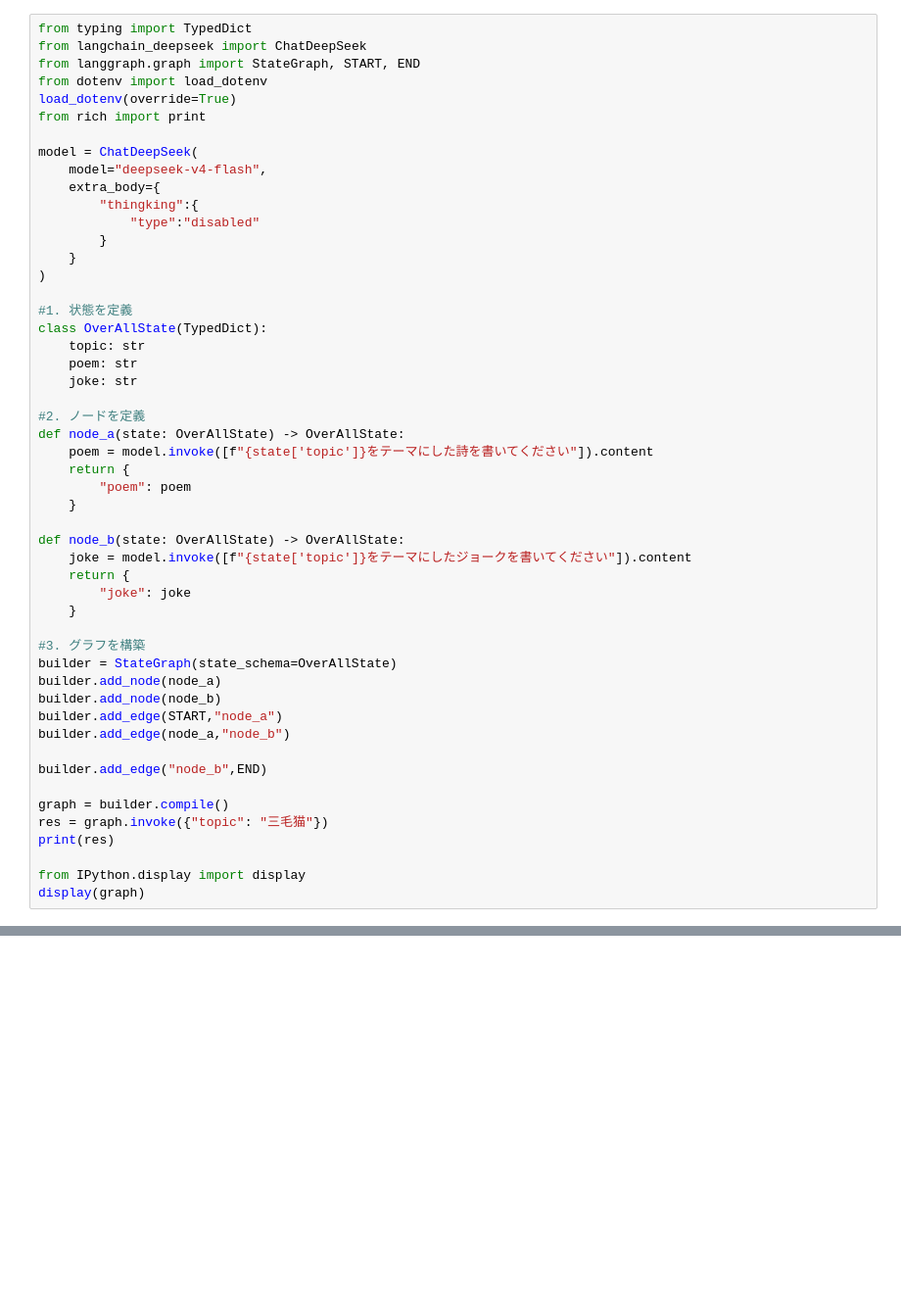
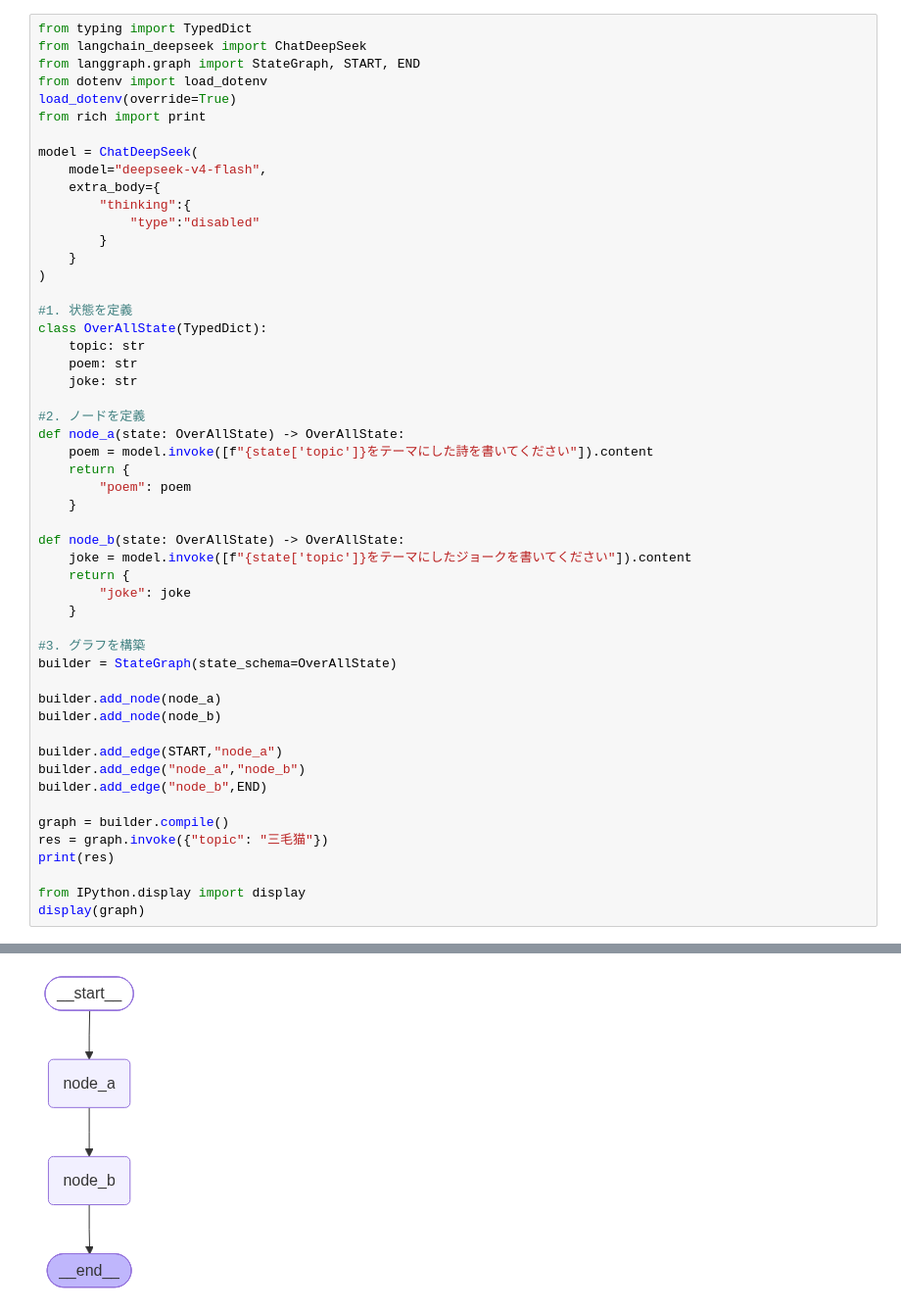
Before and after one commit to findmouse/AI-practice, a Jupyter notebook: langgraph1.1/chapter02/02_parallel.ipynb, the cells around one changed output, grey strips where cells are left out. Shown at 98% size. Cells and saved outputs as stored; diff of their text form; blank space fills up the shorter version.

```diff
--- a/langgraph1.1/chapter02/02_parallel.ipynb
+++ b/langgraph1.1/chapter02/02_parallel.ipynb
@@ -9,7 +9,7 @@ from rich import print
 model = ChatDeepSeek(
     model="deepseek-v4-flash",
     extra_body={
-        "thingking":{
+        "thinking":{
             "type":"disabled"
         }
     }
@@ -36,11 +36,12 @@ def node_b(state: OverAllState) -> OverAllState:
 
 #3. グラフを構築
 builder = StateGraph(state_schema=OverAllState)
+
 builder.add_node(node_a)
 builder.add_node(node_b)
+
 builder.add_edge(START,"node_a")
-builder.add_edge(node_a,"node_b")
-
+builder.add_edge("node_a","node_b")
 builder.add_edge("node_b",END)
 
 graph = builder.compile()
@@ -49,3 +50,4 @@ print(res)
 
 from IPython.display import display
 display(graph)
+# %% [output]
@@ -52,3 +71,4 @@ display(graph)
+[figure, added]
 # %%
 from typing import TypedDict
 from langchain_deepseek import ChatDeepSeek
```
Also changed, not shown: parts of 2 cells of this notebook, 27 other files.
